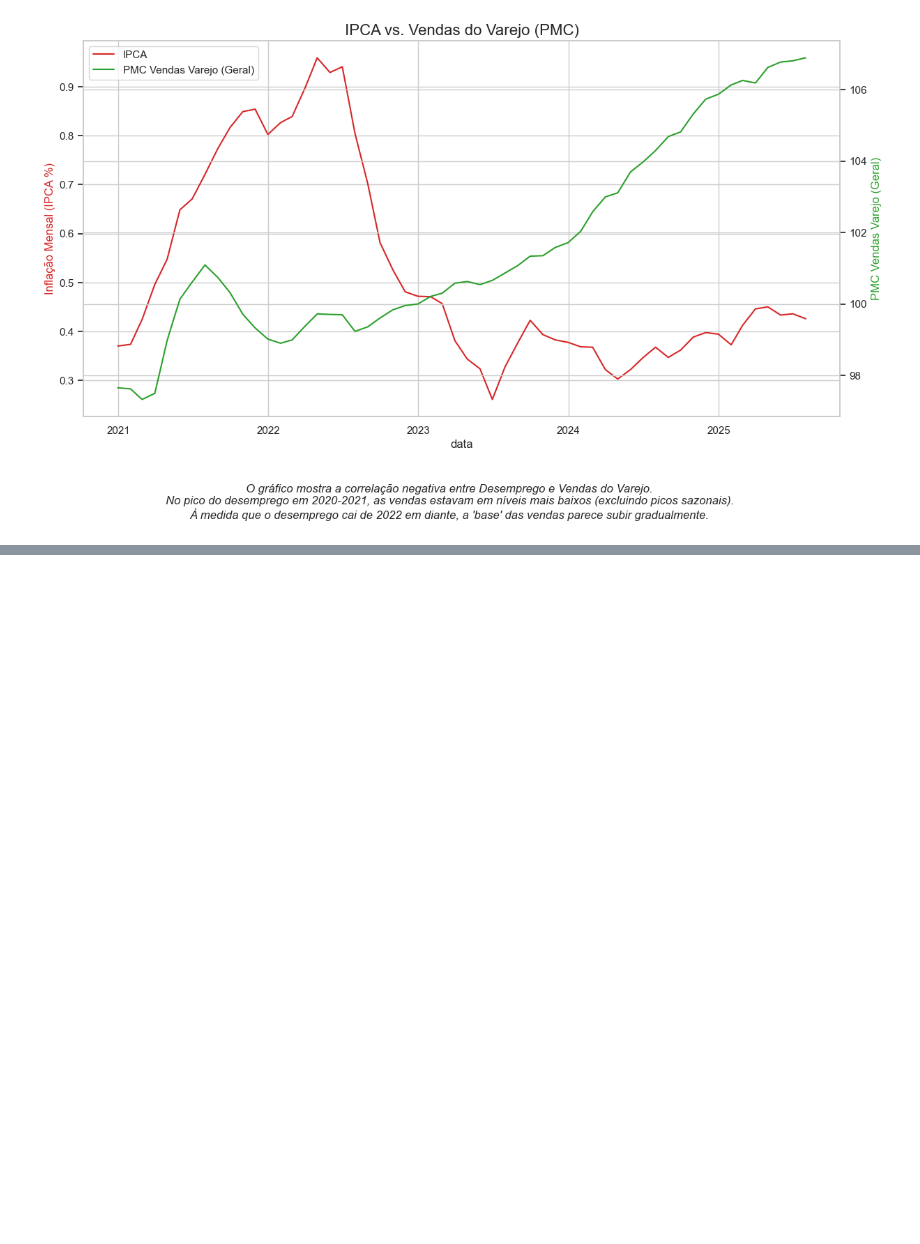
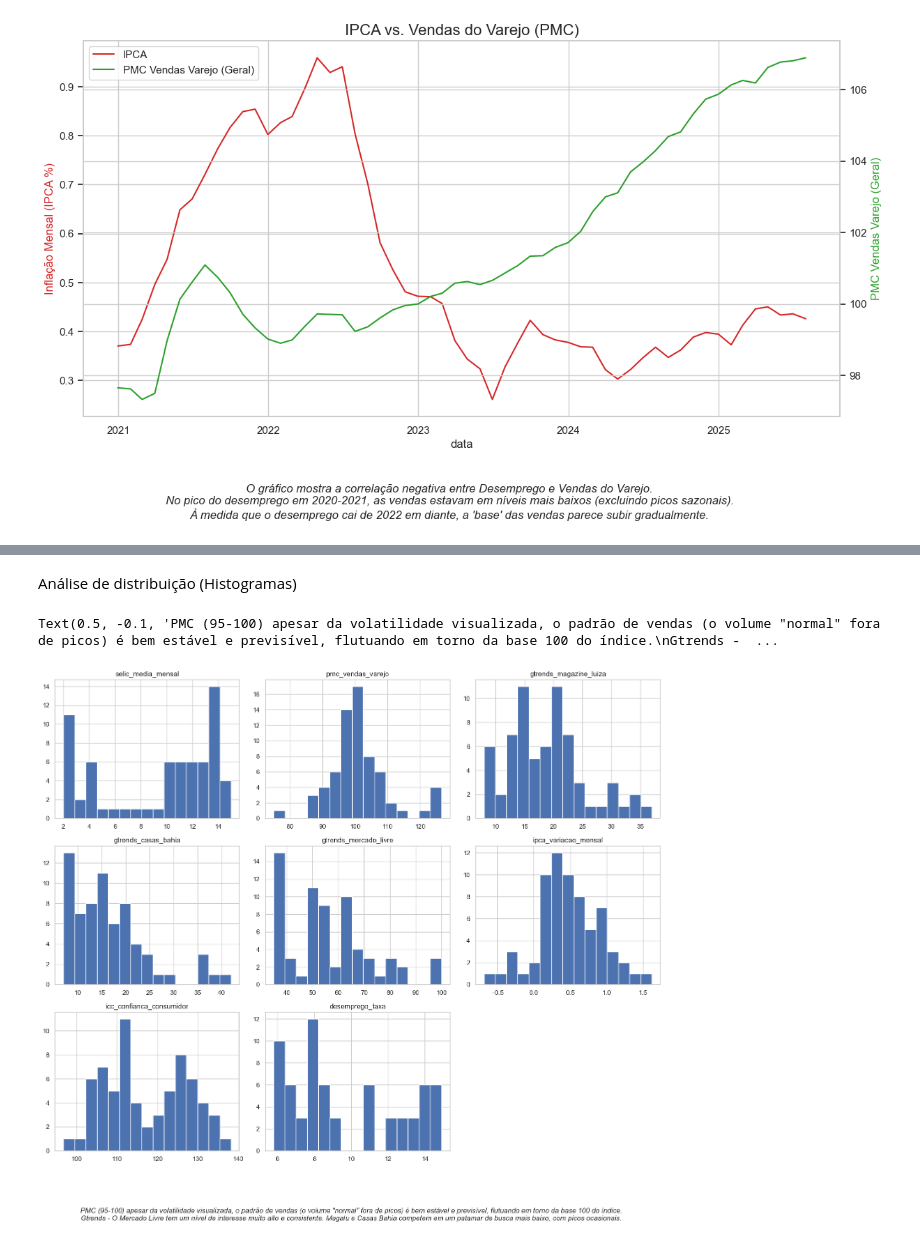
Before and after one commit to ThiagoPBorges/E-commerce-Macroeconomia-BR, a Jupyter notebook: notebooks_/03_exploratory_data_analysis.ipynb, the cells around one changed output, grey strips where cells are left out. Cells and saved outputs as stored; diff of their text form; code cells hidden in the pictures; blank space fills up the shorter version.

Commit message:
Adicionado novas visões da análise exploratória

```diff
--- a/notebooks_/03_exploratory_data_analysis.ipynb
+++ b/notebooks_/03_exploratory_data_analysis.ipynb
@@ -435,0 +436,24 @@ Text(0.5, -0.1, "O gráfico mostra a correlação negativa entre Desemprego e Ve
+# %% [markdown]
+Análise de distribuição (Histogramas)
+# %%
+df.hist(bins=15, figsize=(15,12), layout=(3,3))
+
+plt.tight_layout()
+
+fig = plt.gcf()
+
+conclusão_hist = (
+    'PMC (95-100) apesar da volatilidade visualizada, o padrão de vendas (o volume "normal" fora de picos) é bem estável e previsível, flutuando em torno da base 100 do índice.\n'
+    'Gtrends - O Mercado Livre tem um nível de interesse muito alto e consistente. Magalu e Casas Bahia competem em um patamar de busca mais baixo, com picos ocasionais.'
+)
+
+fig.text(
+        0.5,
+        -0.1,
+        conclusão_hist,
+        ha='center',
+        style='italic'
+)
+# %% [output]
+Text(0.5, -0.1, 'PMC (95-100) apesar da volatilidade visualizada, o padrão de vendas (o volume "normal" fora de picos) é bem estável e previsível, flutuando em torno da base 100 do índice.\nGtrends -  ...
+[figure, added]
```
Also changed, not shown: parts of 8 cells of this notebook, 2 other files.
